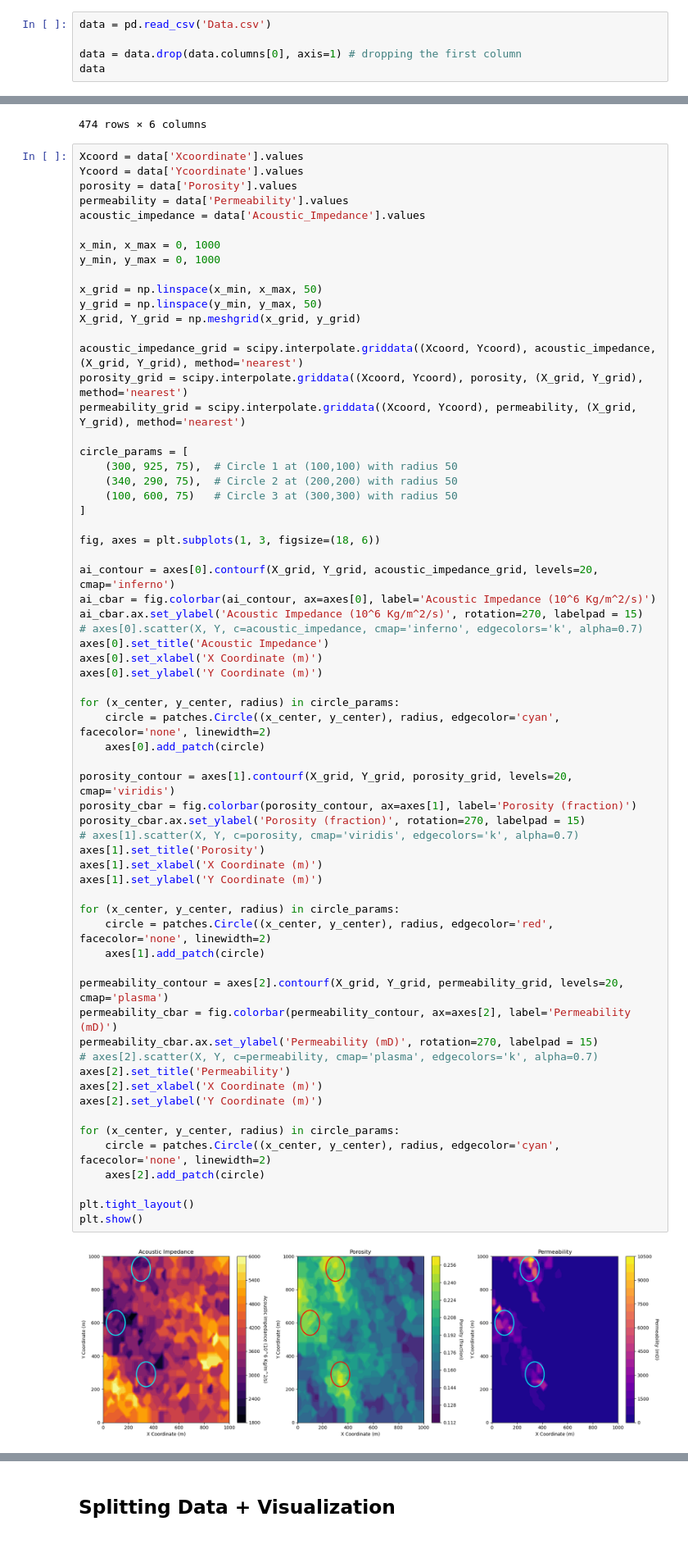
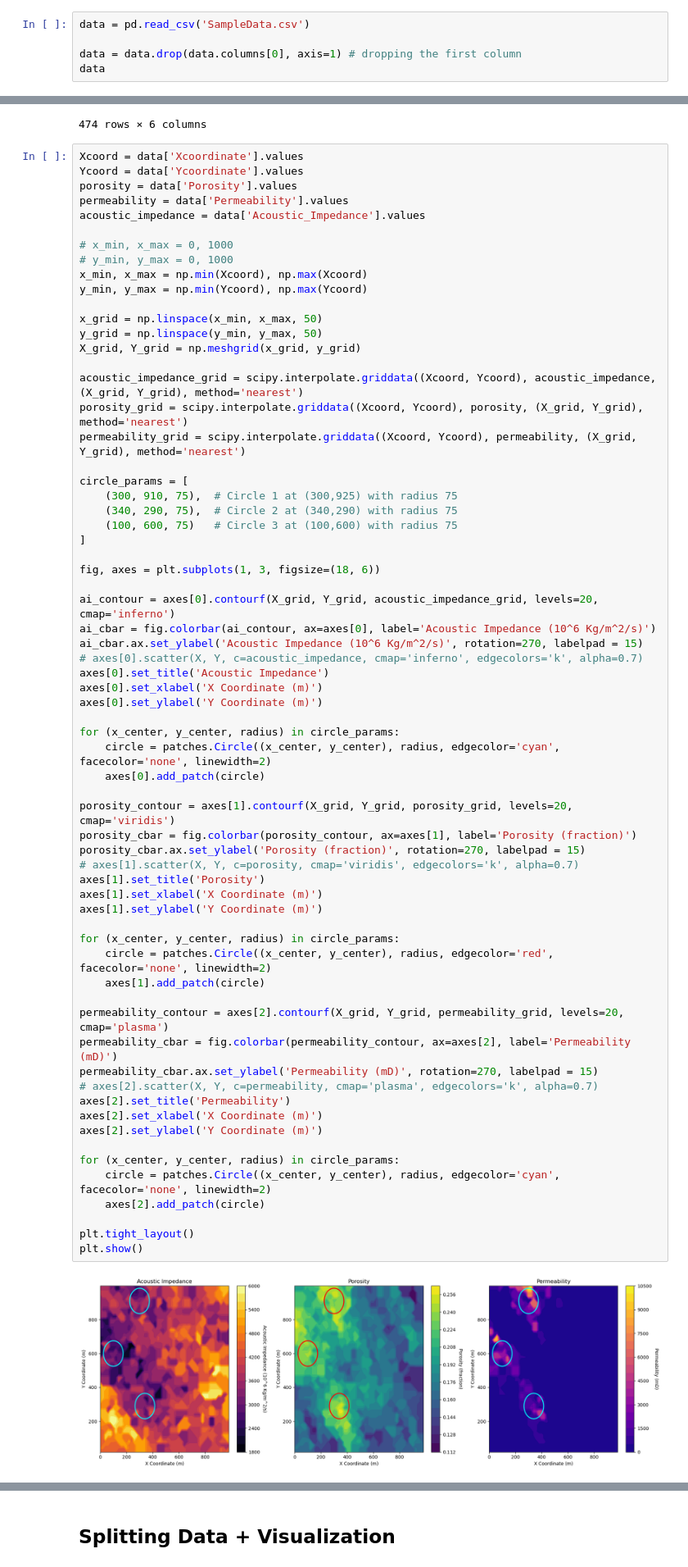
Before and after one commit to h2hamadeh/Deep-Learning-for-Porosity-Prediction, a Jupyter notebook: Code/Porosity_Prediction.ipynb, the cells around one changed output, grey strips where cells are left out. Shown: that part at 82% size. Cells and saved outputs as stored; diff of their text form.

```diff
--- a/Code/Porosity_Prediction.ipynb
+++ b/Code/Porosity_Prediction.ipynb
@@ -9,7 +9,7 @@ import scipy.interpolate
 # %% [markdown]
 ## Importing Data and Preparing for Training + Visualization
 # %%
-data = pd.read_csv('Data.csv')
+data = pd.read_csv('SampleData.csv')
 
 data = data.drop(data.columns[0], axis=1) # dropping the first column
 data
@@ -75,8 +75,10 @@ porosity = data['Porosity'].values
 permeability = data['Permeability'].values
 acoustic_impedance = data['Acoustic_Impedance'].values
 
-x_min, x_max = 0, 1000
-y_min, y_max = 0, 1000
+# x_min, x_max = 0, 1000
+# y_min, y_max = 0, 1000
+x_min, x_max = np.min(Xcoord), np.max(Xcoord)
+y_min, y_max = np.min(Ycoord), np.max(Ycoord)
 
 x_grid = np.linspace(x_min, x_max, 50)
 y_grid = np.linspace(y_min, y_max, 50)
@@ -87,9 +89,9 @@ porosity_grid = scipy.interpolate.griddata((Xcoord, Ycoord), porosity, (X_grid,
 permeability_grid = scipy.interpolate.griddata((Xcoord, Ycoord), permeability, (X_grid, Y_grid), method='nearest')
 
 circle_params = [
-    (300, 925, 75),  # Circle 1 at (100,100) with radius 50
-    (340, 290, 75),  # Circle 2 at (200,200) with radius 50
-    (100, 600, 75)   # Circle 3 at (300,300) with radius 50
+    (300, 910, 75),  # Circle 1 at (300,925) with radius 75
+    (340, 290, 75),  # Circle 2 at (340,290) with radius 75
+    (100, 600, 75)   # Circle 3 at (100,600) with radius 75
 ]
 
 fig, axes = plt.subplots(1, 3, figsize=(18, 6))
@@ -106,34 +108,34 @@ for (x_center, y_center, radius) in circle_params:
     circle = patches.Circle((x_center, y_center), radius, edgecolor='cyan', facecolor='none', linewidth=2)
     axes[0].add_patch(circle)
 
 porosity_contour = axes[1].contourf(X_grid, Y_grid, porosity_grid, levels=20, cmap='viridis')
 porosity_cbar = fig.colorbar(porosity_contour, ax=axes[1], label='Porosity (fraction)')
 porosity_cbar.ax.set_ylabel('Porosity (fraction)', rotation=270, labelpad = 15)
 # axes[1].scatter(X, Y, c=porosity, cmap='viridis', edgecolors='k', alpha=0.7)
 axes[1].set_title('Porosity')
 axes[1].set_xlabel('X Coordinate (m)')
 axes[1].set_ylabel('Y Coordinate (m)')
 
 for (x_center, y_center, radius) in circle_params:
     circle = patches.Circle((x_center, y_center), radius, edgecolor='red', facecolor='none', linewidth=2)
     axes[1].add_patch(circle)
 
 permeability_contour = axes[2].contourf(X_grid, Y_grid, permeability_grid, levels=20, cmap='plasma')
 permeability_cbar = fig.colorbar(permeability_contour, ax=axes[2], label='Permeability (mD)')
 permeability_cbar.ax.set_ylabel('Permeability (mD)', rotation=270, labelpad = 15)
 # axes[2].scatter(X, Y, c=permeability, cmap='plasma', edgecolors='k', alpha=0.7)
 axes[2].set_title('Permeability')
 axes[2].set_xlabel('X Coordinate (m)')
 axes[2].set_ylabel('Y Coordinate (m)')
 
 for (x_center, y_center, radius) in circle_params:
     circle = patches.Circle((x_center, y_center), radius, edgecolor='cyan', facecolor='none', linewidth=2)
     axes[2].add_patch(circle)
 
 plt.tight_layout()
 plt.show()
 # %% [output]
-[figure, old version]
+[figure, new version]
 # %%
 X = data[["Acoustic_Impedance", "Xcoordinate", "Ycoordinate"]]
 Y = data["Porosity"]
```
Also changed, not shown: parts of 8 cells of this notebook.
